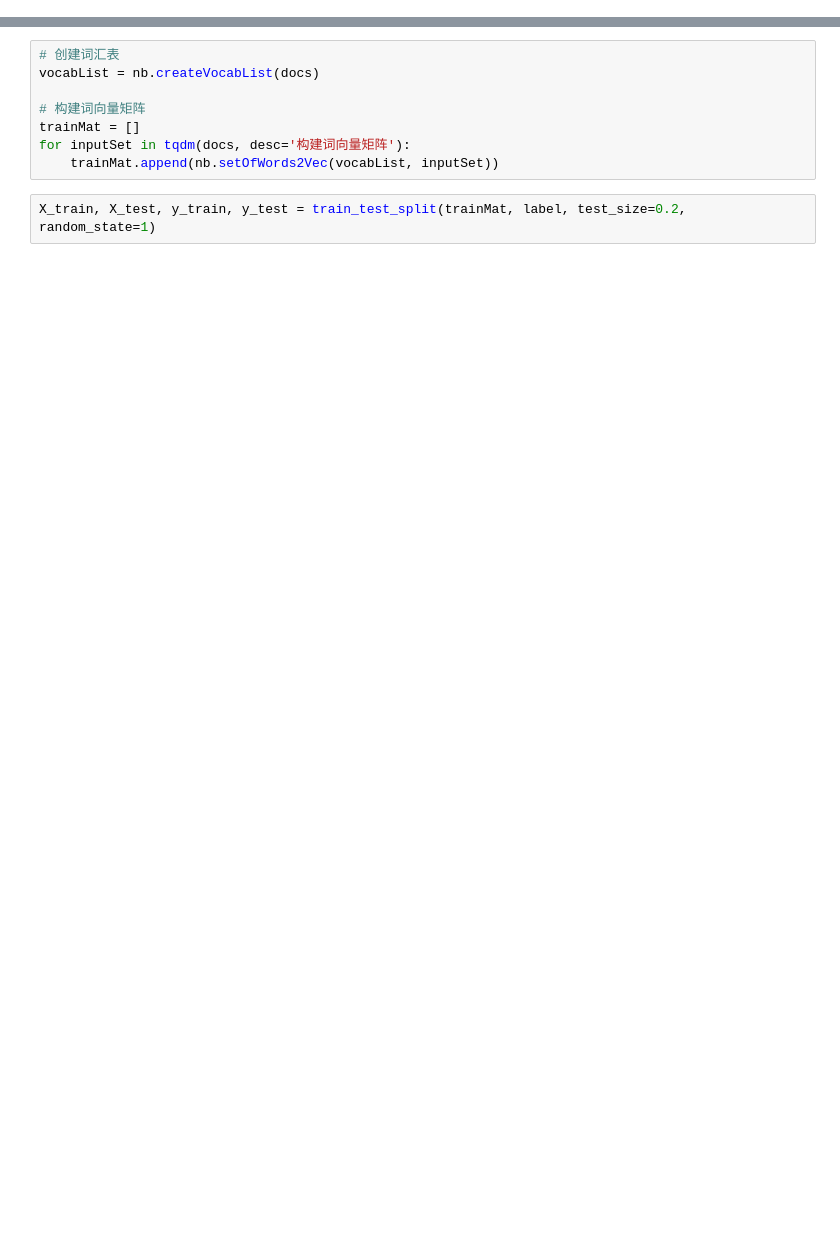
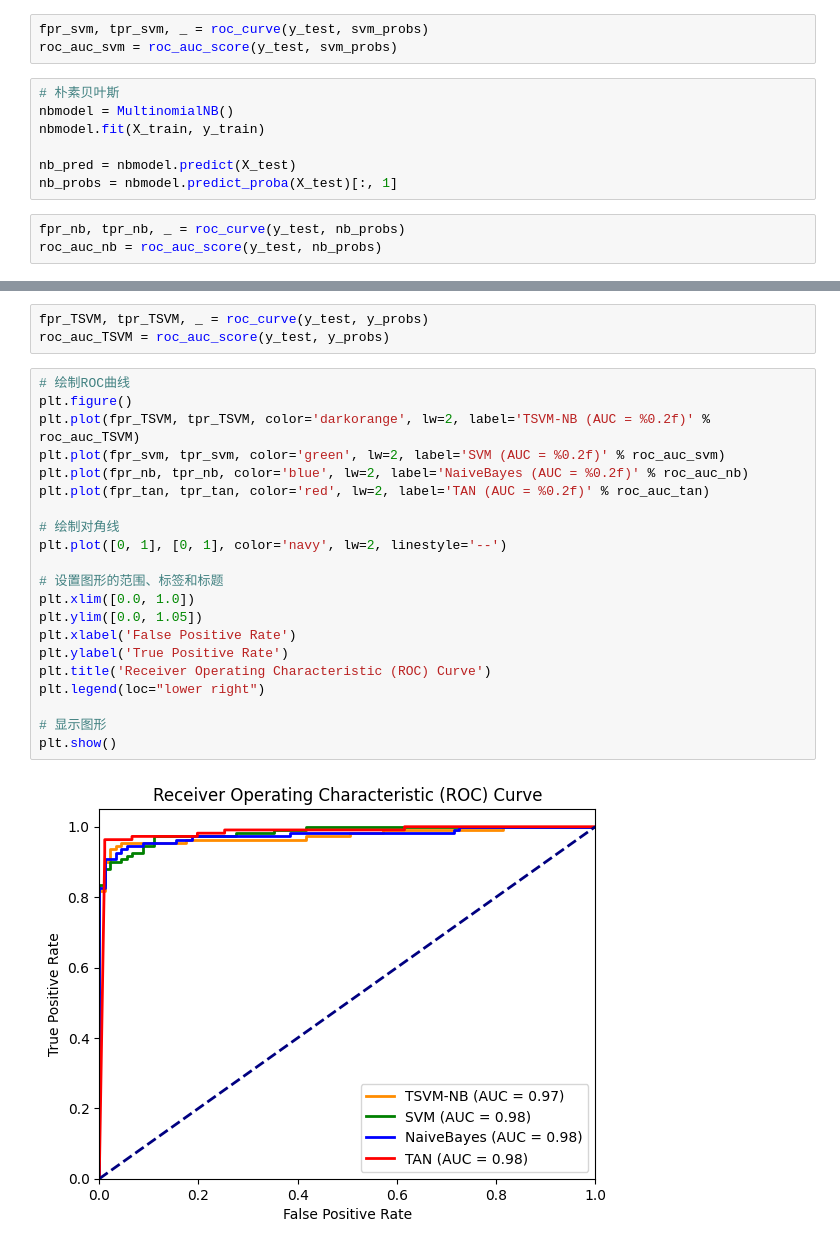
Before and after one commit to zhoubinxin/naivebayes, a Jupyter notebook: tan.ipynb, the cells around one changed output, grey strips where cells are left out. Saved outputs shown, nothing was run; the diff lists cells and outputs as text; blank space fills up the shorter version.

```diff
--- a/tan.ipynb
+++ b/tan.ipynb
@@ -29,0 +62,13 @@ def compute_mutual_information(X):
+# %%
+fpr_svm, tpr_svm, _ = roc_curve(y_test, svm_probs)
+roc_auc_svm = roc_auc_score(y_test, svm_probs)
+# %%
+# 朴素贝叶斯
+nbmodel = MultinomialNB()
+nbmodel.fit(X_train, y_train)
+
+nb_pred = nbmodel.predict(X_test)
+nb_probs = nbmodel.predict_proba(X_test)[:, 1]
+# %%
+fpr_nb, tpr_nb, _ = roc_curve(y_test, nb_probs)
+roc_auc_nb = roc_auc_score(y_test, nb_probs)
@@ -109,11 +180,27 @@ label = [label[i] for i in subset_indices]
 # %%
-# 创建词汇表
-vocabList = nb.createVocabList(docs)
-
-# 构建词向量矩阵
-trainMat = []
-for inputSet in tqdm(docs, desc='构建词向量矩阵'):
-    trainMat.append(nb.setOfWords2Vec(vocabList, inputSet))
+fpr_TSVM, tpr_TSVM, _ = roc_curve(y_test, y_probs)
+roc_auc_TSVM = roc_auc_score(y_test, y_probs)
 # %%
-X_train, X_test, y_train, y_test = train_test_split(trainMat, label, test_size=0.2, random_state=1)
+# 绘制ROC曲线
+plt.figure()
+plt.plot(fpr_TSVM, tpr_TSVM, color='darkorange', lw=2, label='TSVM-NB (AUC = %0.2f)' % roc_auc_TSVM)
+plt.plot(fpr_svm, tpr_svm, color='green', lw=2, label='SVM (AUC = %0.2f)' % roc_auc_svm)
+plt.plot(fpr_nb, tpr_nb, color='blue', lw=2, label='NaiveBayes (AUC = %0.2f)' % roc_auc_nb)
+plt.plot(fpr_tan, tpr_tan, color='red', lw=2, label='TAN (AUC = %0.2f)' % roc_auc_tan)
+
+# 绘制对角线
+plt.plot([0, 1], [0, 1], color='navy', lw=2, linestyle='--')
+
+# 设置图形的范围、标签和标题
+plt.xlim([0.0, 1.0])
+plt.ylim([0.0, 1.05])
+plt.xlabel('False Positive Rate')
+plt.ylabel('True Positive Rate')
+plt.title('Receiver Operating Characteristic (ROC) Curve')
+plt.legend(loc="lower right")
+
+# 显示图形
+plt.show()
+# %% [output]
+[figure, added]
 # %%
```
Also changed, not shown: parts of 12 cells of this notebook, 15 other files.
